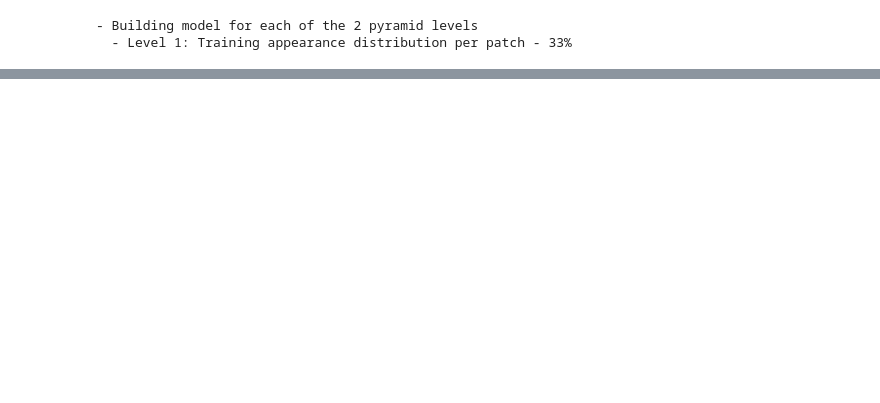
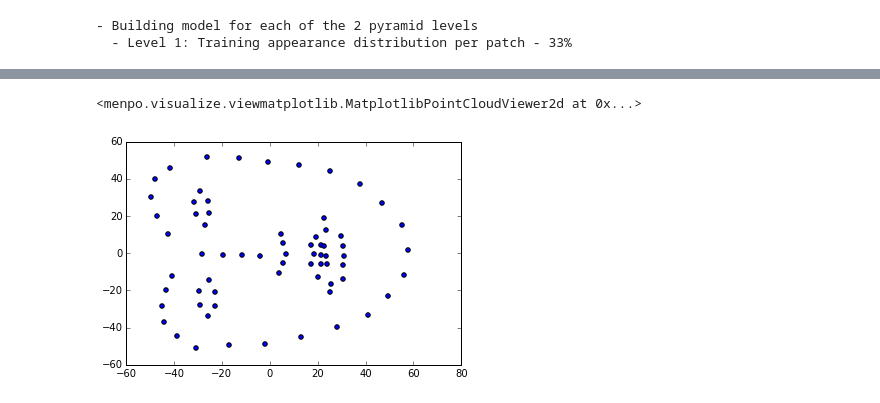
Before and after one commit to nontas/antonakoscvpr2015, a Jupyter notebook: Untitled0.ipynb, the cells around one changed output, grey strips where cells are left out. Saved outputs shown, nothing was run; the diff lists cells and outputs as text; code cells hidden in the pictures; blank space fills up the shorter version.

```diff
--- a/Untitled0.ipynb
+++ b/Untitled0.ipynb
@@ -168,0 +69,5 @@ visualize_shape_model(aps.shape_models)
+# %%
+aps.random_instance().view()
+# %% [output]
+<menpo.visualize.viewmatplotlib.MatplotlibPointCloudViewer2d at 0x...>
+[figure, added]
```
Also changed, not shown: parts of 12 cells of this notebook, 5 other files.
